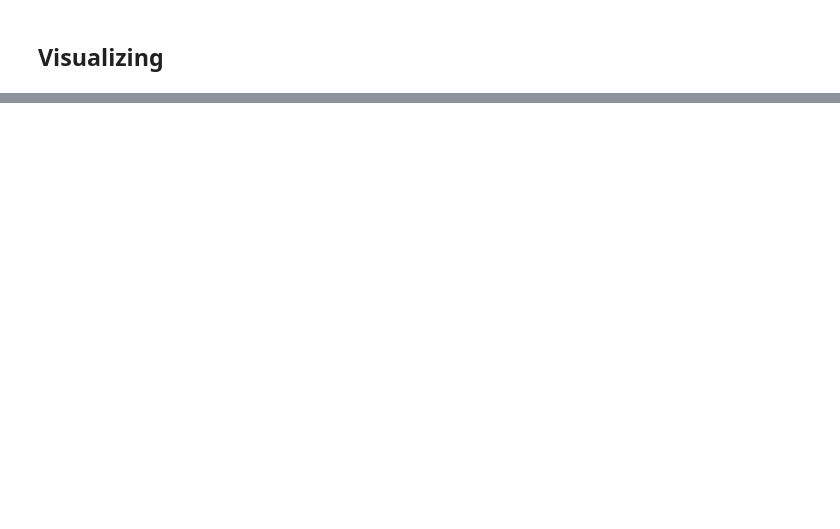
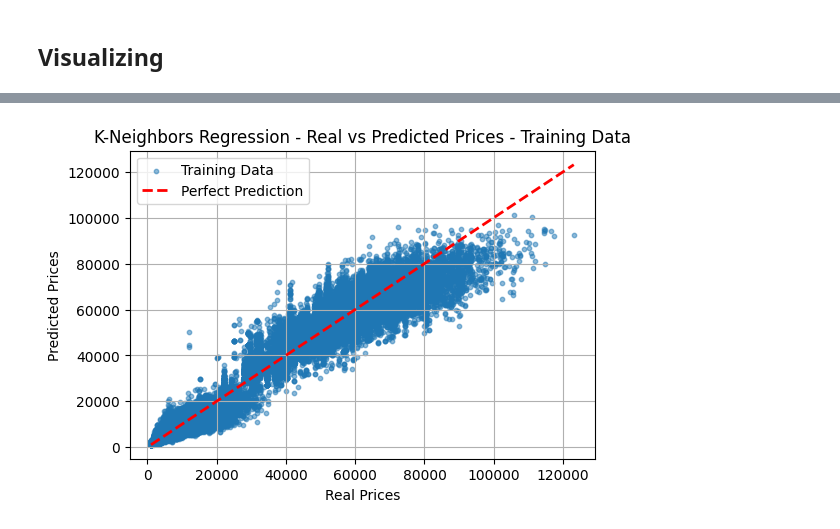
Before and after one commit to MaCh1Ne01/mle-specialization-01, a Jupyter notebook: notebooks/regression_model.ipynb, the cells around one changed output, grey strips where cells are left out. Saved outputs shown, nothing was run; the diff lists cells and outputs as text; code cells hidden in the pictures; blank space fills up the shorter version.

```diff
--- a/notebooks/regression_model.ipynb
+++ b/notebooks/regression_model.ipynb
@@ -66,0 +107,4 @@ plt.grid(True)
+# %%
+visualizing_model_performance(model=model_02, model_name=MODEL_02_NAME, X=X_train, y=y_train, label_data=TRAINING_DATA_LABEL)
+# %% [output]
+[figure, added]
```
Also changed, not shown: parts of 23 cells of this notebook, 4 other files.
